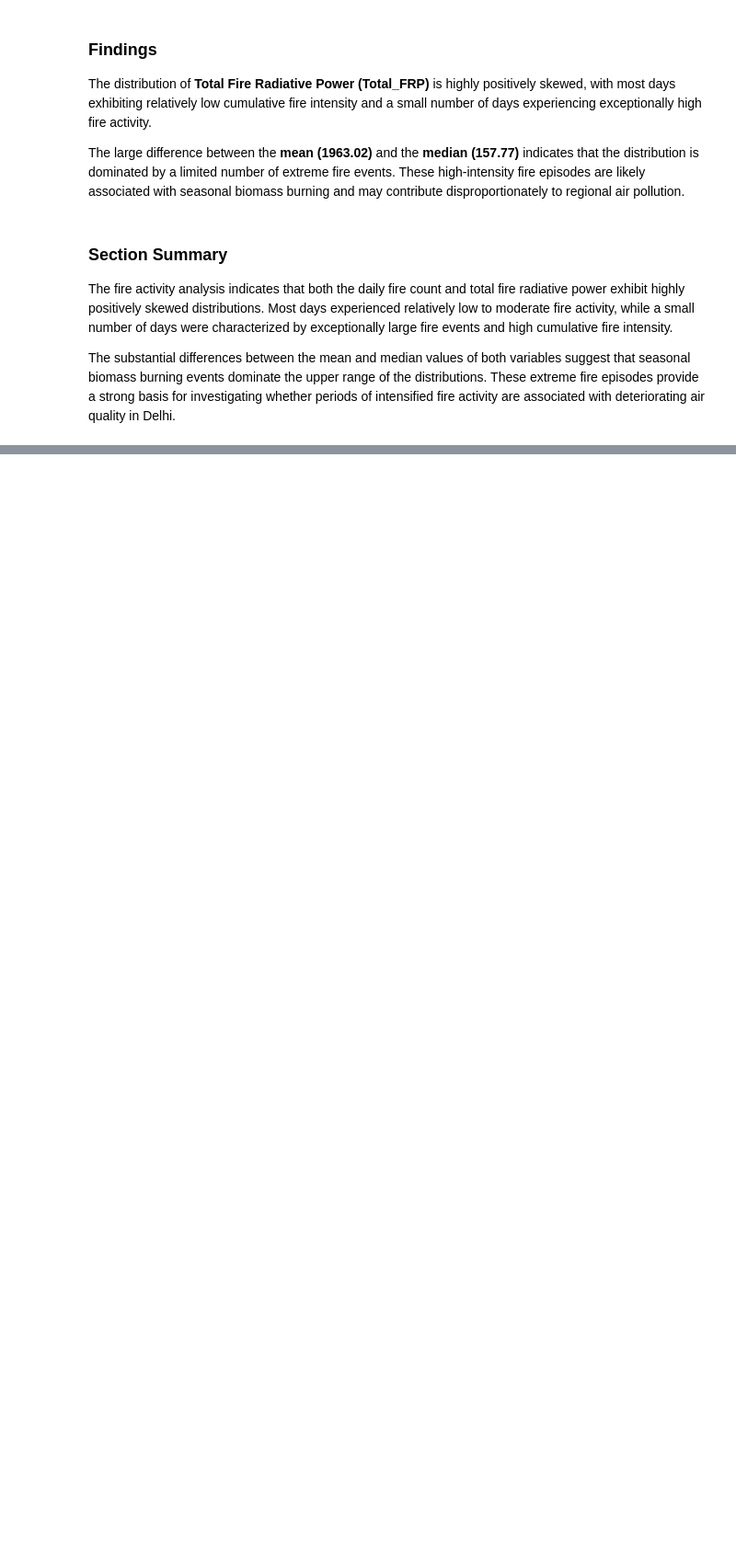
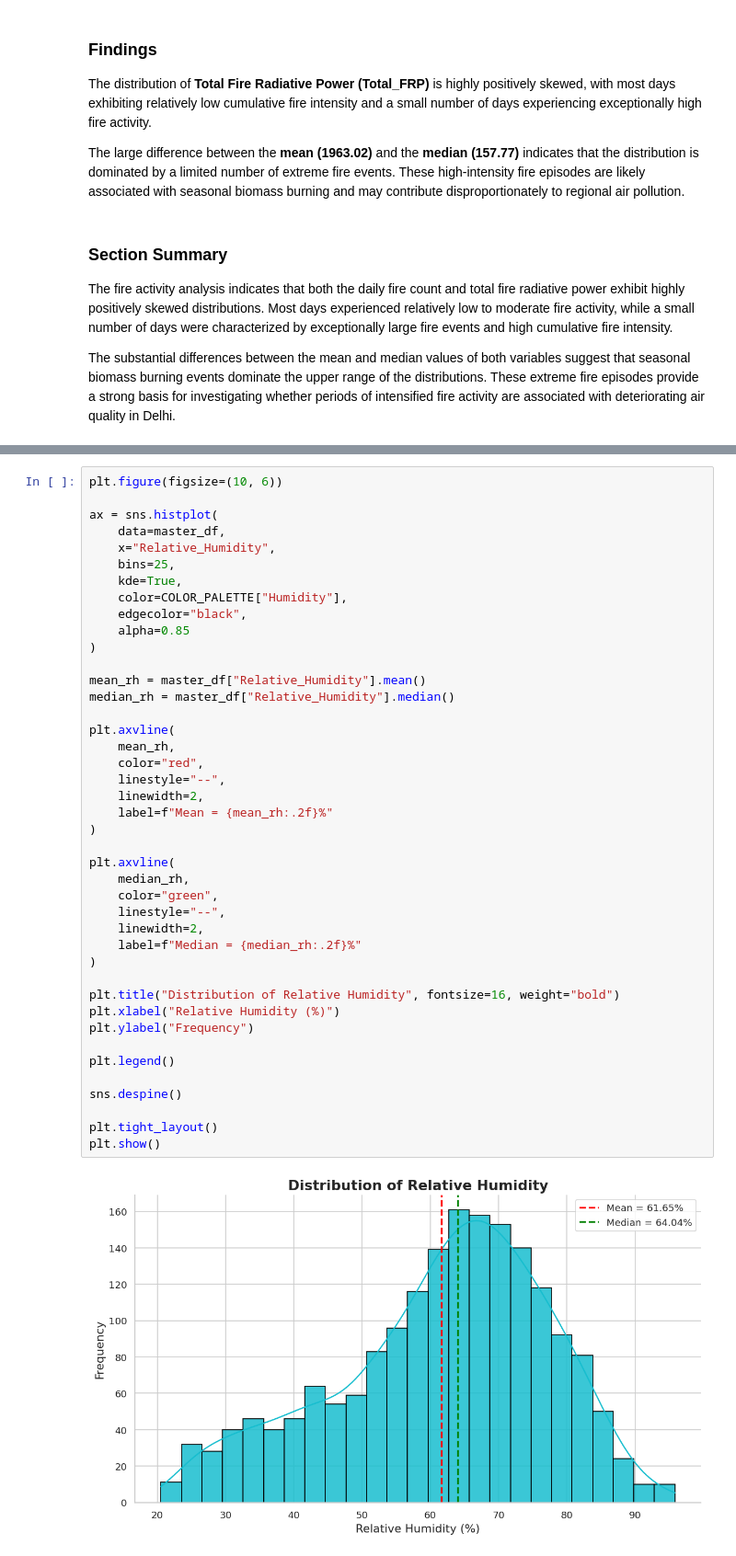
Before and after one commit to Akash-0012/Delhi-AQI-Analytics-and-Forecasting, a Jupyter notebook: 3.Exploratory_Data_Analysis.ipynb, the cells around one changed output, grey strips where cells are left out. Shown at 92% size. Saved outputs shown, nothing was run; the diff lists cells and outputs as text; blank space fills up the shorter version.

```diff
--- a/3.Exploratory_Data_Analysis.ipynb
+++ b/3.Exploratory_Data_Analysis.ipynb
@@ -389,0 +506,44 @@ The substantial differences between the mean and median values of both variables
+# %%
+plt.figure(figsize=(10, 6))
+
+ax = sns.histplot(
+    data=master_df,
+    x="Relative_Humidity",
+    bins=25,
+    kde=True,
+    color=COLOR_PALETTE["Humidity"],
+    edgecolor="black",
+    alpha=0.85
+)
+
+mean_rh = master_df["Relative_Humidity"].mean()
+median_rh = master_df["Relative_Humidity"].median()
+
+plt.axvline(
+    mean_rh,
+    color="red",
+    linestyle="--",
+    linewidth=2,
+    label=f"Mean = {mean_rh:.2f}%"
+)
+
+plt.axvline(
+    median_rh,
+    color="green",
+    linestyle="--",
+    linewidth=2,
+    label=f"Median = {median_rh:.2f}%"
+)
+
+plt.title("Distribution of Relative Humidity", fontsize=16, weight="bold")
+plt.xlabel("Relative Humidity (%)")
+plt.ylabel("Frequency")
+
+plt.legend()
+
+sns.despine()
+
+plt.tight_layout()
+plt.show()
+# %% [output]
+[figure, added]
```
Also changed, not shown: parts of 68 cells of this notebook.
